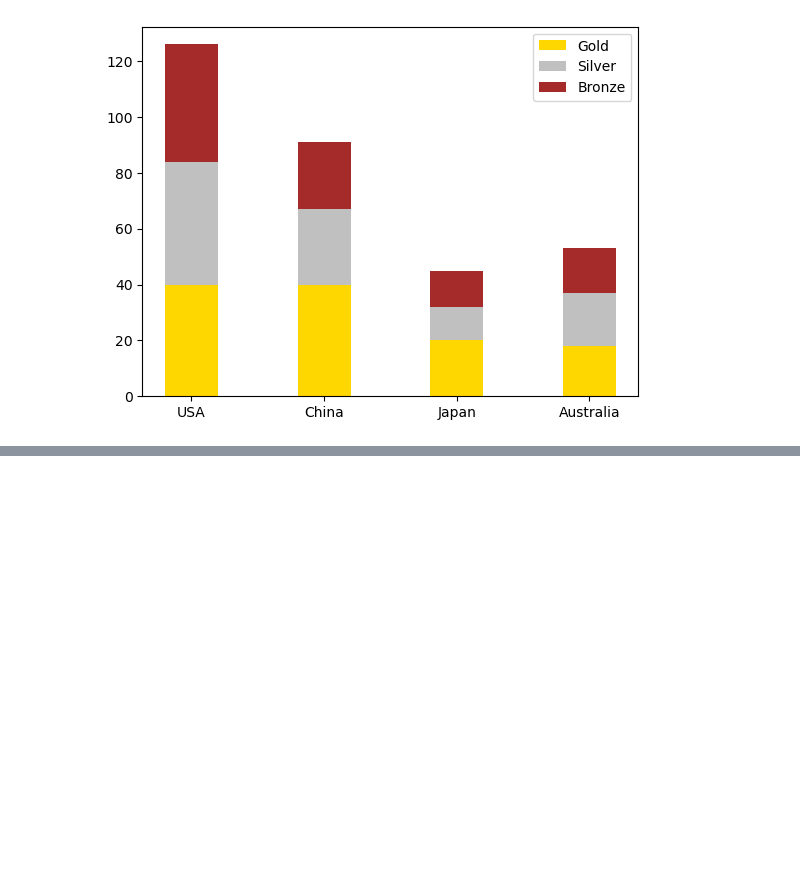
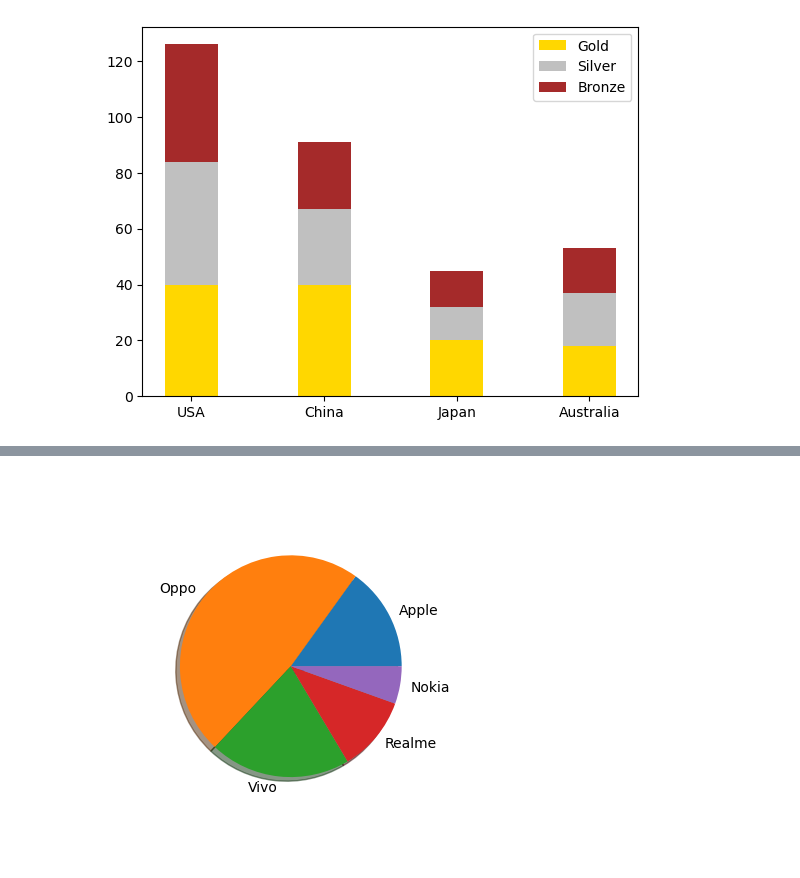
Before and after one commit to Templar121/Advanced-ML-with-Python, a Jupyter notebook: DAY 1/Matplotlib.ipynb, the cells around one changed output, grey strips where cells are left out. Cells and saved outputs as stored; diff of their text form; code cells hidden in the pictures; blank space fills up the shorter version.

```diff
--- a/DAY 1/Matplotlib.ipynb
+++ b/DAY 1/Matplotlib.ipynb
@@ -86,0 +95,5 @@ plt.show()
+# %%
+plt.pie(s, labels = m, radius = 0.75, shadow = True)
+plt.show()
+# %% [output]
+[figure, added]
```
Also changed, not shown: parts of 5 cells of this notebook.
